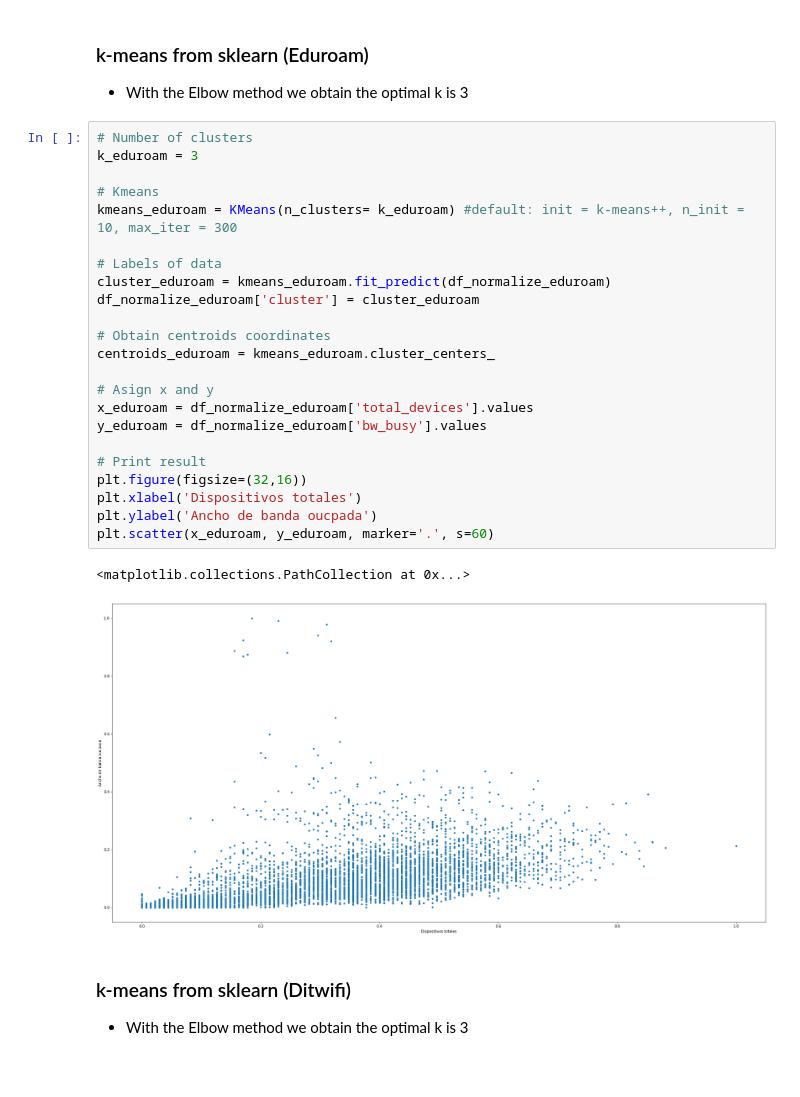
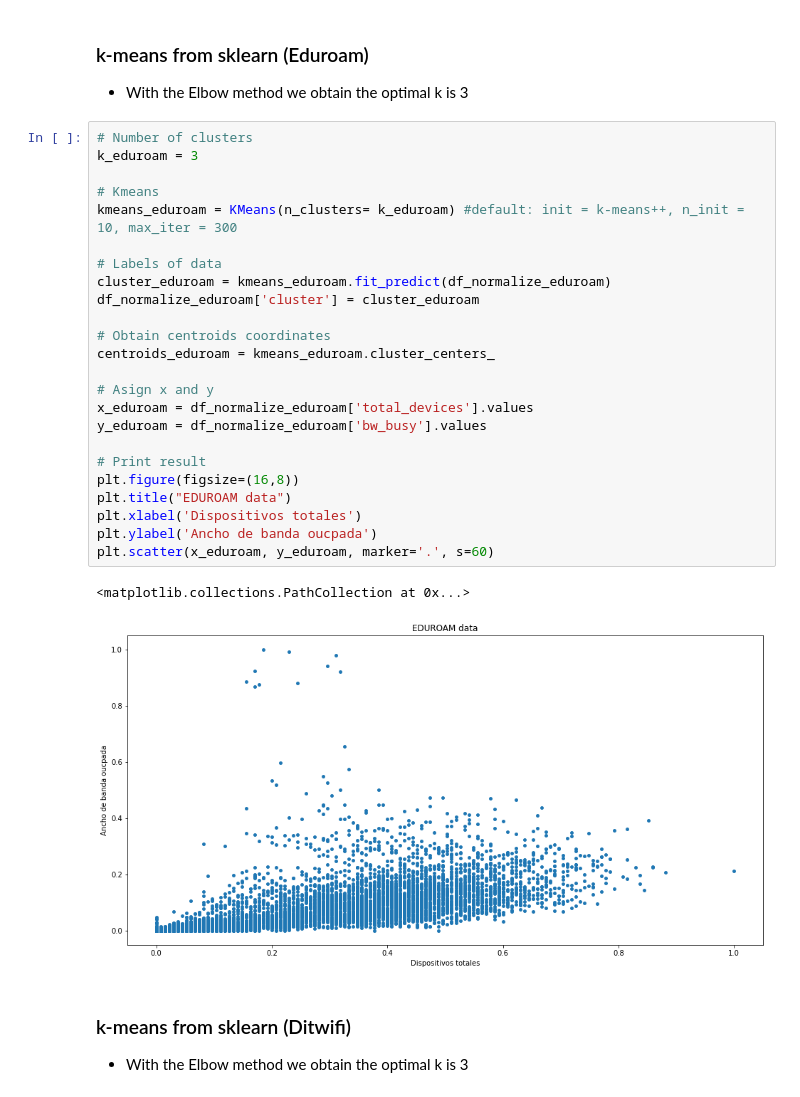
Before and after one commit to alvaroanua/TFG, a Jupyter notebook: Kmean/KMEAN_Dublin_Tardes_un_dia.ipynb, the cells around one changed output. Saved outputs shown, nothing was run; the diff lists cells and outputs as text; blank space fills up the shorter version.

```diff
--- a/Kmean/KMEAN_Dublin_Tardes_un_dia.ipynb
+++ b/Kmean/KMEAN_Dublin_Tardes_un_dia.ipynb
@@ -350,29 +335,30 @@ plt.show()
 # %%
 # Number of clusters
 k_eduroam = 3
 
 # Kmeans
 kmeans_eduroam = KMeans(n_clusters= k_eduroam) #default: init = k-means++, n_init = 10, max_iter = 300
 
 # Labels of data
 cluster_eduroam = kmeans_eduroam.fit_predict(df_normalize_eduroam)
 df_normalize_eduroam['cluster'] = cluster_eduroam
 
 # Obtain centroids coordinates
 centroids_eduroam = kmeans_eduroam.cluster_centers_
 
 # Asign x and y
 x_eduroam = df_normalize_eduroam['total_devices'].values
 y_eduroam = df_normalize_eduroam['bw_busy'].values
 
 # Print result
-plt.figure(figsize=(32,16))
+plt.figure(figsize=(16,8))
+plt.title("EDUROAM data")
 plt.xlabel('Dispositivos totales')
 plt.ylabel('Ancho de banda oucpada')
 plt.scatter(x_eduroam, y_eduroam, marker='.', s=60)
 # %% [output]
 <matplotlib.collections.PathCollection at 0x...>
-[figure, old version]
+[figure, new version]
 # %% [markdown]
 ### k-means from sklearn (Ditwifi)
 * With the Elbow method we obtain the optimal k is 3
```
Also changed, not shown: parts of 19 cells of this notebook.
